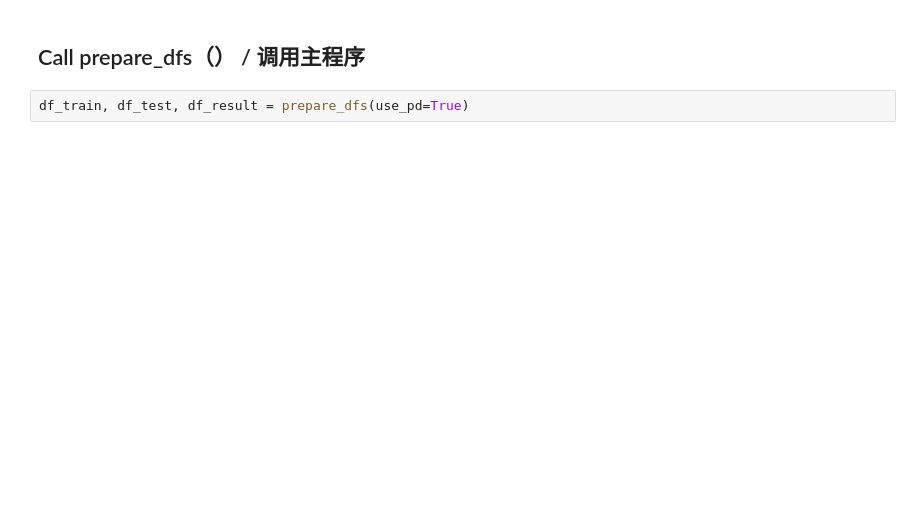
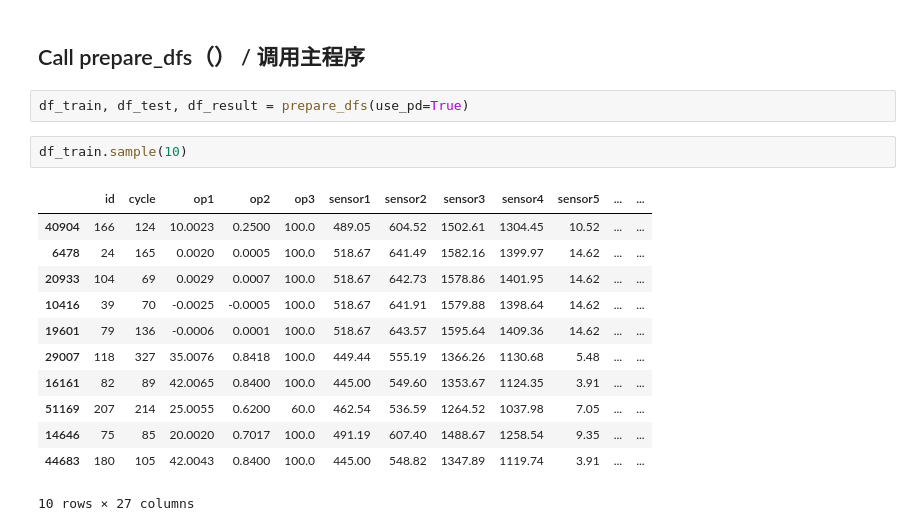
Before and after one commit to stemproaca/pdm, a Jupyter notebook: Classes/menu_A_a_pdm_cmapss_load_data.ipynb, the cells around one changed output. Cells and saved outputs as stored; diff of their text form; blank space fills up the shorter version.

```diff
--- a/Classes/menu_A_a_pdm_cmapss_load_data.ipynb
+++ b/Classes/menu_A_a_pdm_cmapss_load_data.ipynb
@@ -155,3 +155,18 @@ def prepare_dfs(use_pd = True, sep = " "):
 ## Call  prepare_dfs（）  / 调用主程序
 # %%
 df_train, df_test, df_result = prepare_dfs(use_pd=True)
+# %%
+df_train.sample(10)
+# %% [output]
+|  | id | cycle | op1 | op2 | op3 | sensor1 | sensor2 | sensor3 | sensor4 | sensor5 | ... | ... |
+| 40904 | 166 | 124 | 10.0023 | 0.2500 | 100.0 | 489.05 | 604.52 | 1502.61 | 1304.45 | 10.52 | ... | ... |
+| 6478 | 24 | 165 | 0.0020 | 0.0005 | 100.0 | 518.67 | 641.49 | 1582.16 | 1399.97 | 14.62 | ... | ... |
+| 20933 | 104 | 69 | 0.0029 | 0.0007 | 100.0 | 518.67 | 642.73 | 1578.86 | 1401.95 | 14.62 | ... | ... |
+| 10416 | 39 | 70 | -0.0025 | -0.0005 | 100.0 | 518.67 | 641.91 | 1579.88 | 1398.64 | 14.62 | ... | ... |
+| 19601 | 79 | 136 | -0.0006 | 0.0001 | 100.0 | 518.67 | 643.57 | 1595.64 | 1409.36 | 14.62 | ... | ... |
+| 29007 | 118 | 327 | 35.0076 | 0.8418 | 100.0 | 449.44 | 555.19 | 1366.26 | 1130.68 | 5.48 | ... | ... |
+| 16161 | 82 | 89 | 42.0065 | 0.8400 | 100.0 | 445.00 | 549.60 | 1353.67 | 1124.35 | 3.91 | ... | ... |
+| 51169 | 207 | 214 | 25.0055 | 0.6200 | 60.0 | 462.54 | 536.59 | 1264.52 | 1037.98 | 7.05 | ... | ... |
+| 14646 | 75 | 85 | 20.0020 | 0.7017 | 100.0 | 491.19 | 607.40 | 1488.67 | 1258.54 | 9.35 | ... | ... |
+| 44683 | 180 | 105 | 42.0043 | 0.8400 | 100.0 | 445.00 | 548.82 | 1347.89 | 1119.74 | 3.91 | ... | ... |
+10 rows × 27 columns
```
Also changed, not shown: parts of 3 cells of this notebook, 5 other files.
